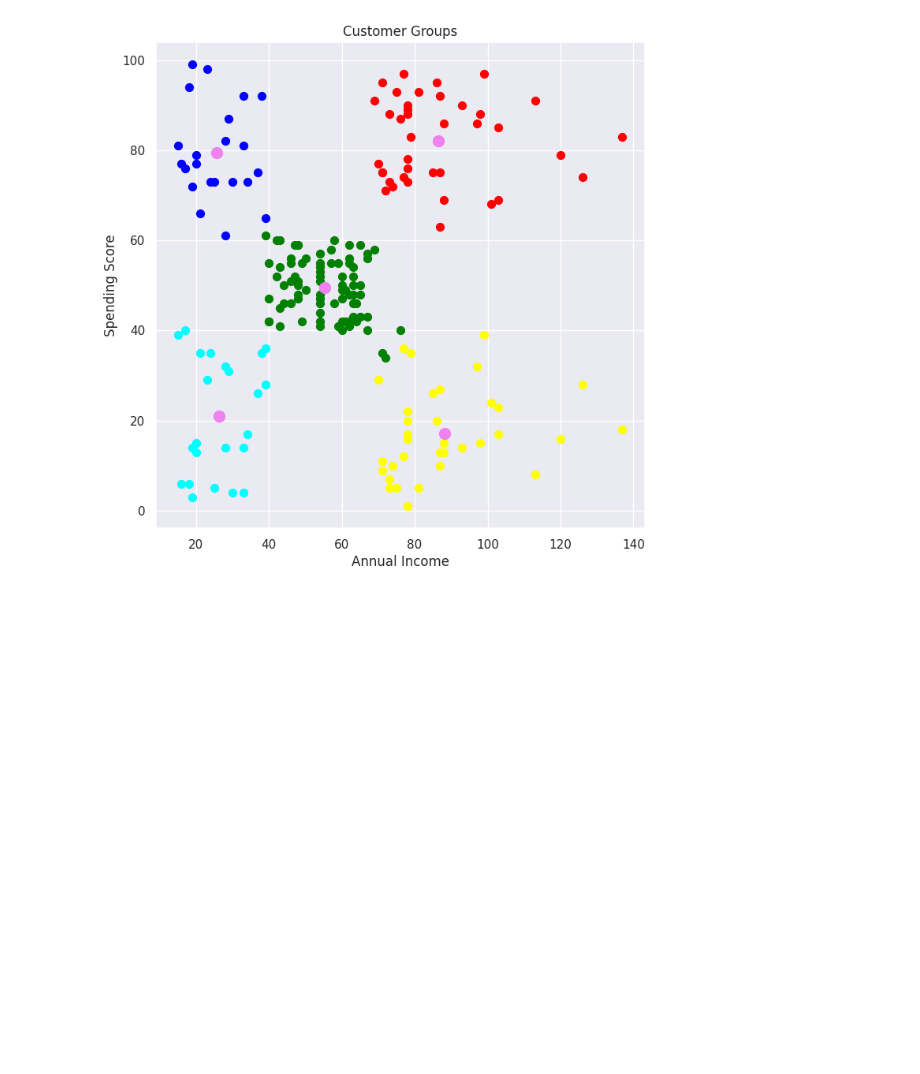
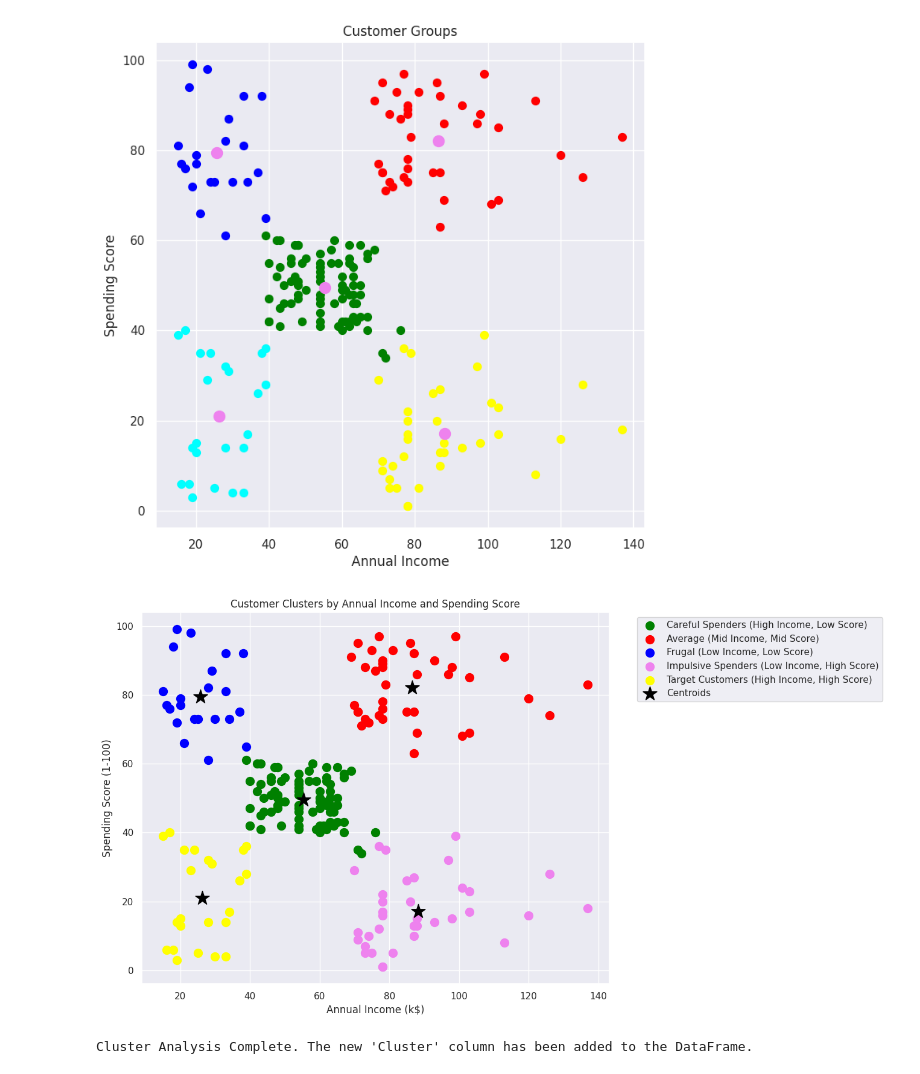
Before and after one commit to khadija675/Customer_segmentation-using-Kmeans-Arch-tech-project-, a Jupyter notebook: Customer_Segmentation.ipynb, the cells around one changed output. Cells and saved outputs as stored; diff of their text form; code cells hidden in the pictures; blank space fills up the shorter version.

```diff
--- a/Customer_Segmentation.ipynb
+++ b/Customer_Segmentation.ipynb
@@ -141,3 +141,36 @@ plt.ylabel('Spending Score')
 plt.show()
 # %% [output]
 [figure]
+# %%
+# Step 1: Initialize and Train K-Means with the optimal k=5
+# The Elbow Method (from your previous cells) suggests 5 clusters.
+kmeans = KMeans(n_clusters=5, init='k-means++', random_state=42, n_init=10)
+# fit_predict assigns a cluster label (0 to 4) to each data point
+Y_kmeans = kmeans.fit_predict(X)
+
+# Step 2: Visualize the 5 Clusters and their Centroids
+plt.figure(figsize=(10, 8))
+
+# Define the 5 clusters based on their typical characteristics (findings)
+plt.scatter(X[Y_kmeans == 0, 0], X[Y_kmeans == 0, 1], s=100, c='green', label='Careful Spenders (High Income, Low Score)')
+plt.scatter(X[Y_kmeans == 1, 0], X[Y_kmeans == 1, 1], s=100, c='red', label='Average (Mid Income, Mid Score)')
+plt.scatter(X[Y_kmeans == 2, 0], X[Y_kmeans == 2, 1], s=100, c='blue', label='Frugal (Low Income, Low Score)')
+plt.scatter(X[Y_kmeans == 3, 0], X[Y_kmeans == 3, 1], s=100, c='violet', label='Impulsive Spenders (Low Income, High Score)')
+plt.scatter(X[Y_kmeans == 4, 0], X[Y_kmeans == 4, 1], s=100, c='yellow', label='Target Customers (High Income, High Score)')
+
+# Plotting the cluster centers (Centroids)
+plt.scatter(kmeans.cluster_centers_[:, 0], kmeans.cluster_centers_[:, 1], s=300, c='black', label='Centroids', marker='*')
+
+plt.title('Customer Clusters by Annual Income and Spending Score')
+plt.xlabel('Annual Income (k$)')
+plt.ylabel('Spending Score (1-100)')
+plt.legend(bbox_to_anchor=(1.05, 1), loc='upper left')
+plt.grid(True)
+plt.show()
+
+# Optional: Add the cluster labels back to the DataFrame for final analysis
+customer_data['Cluster'] = Y_kmeans
+print("Cluster Analysis Complete. The new 'Cluster' column has been added to the DataFrame.")
+# %% [output]
+[figure, added]
+Cluster Analysis Complete. The new 'Cluster' column has been added to the DataFrame.
```
